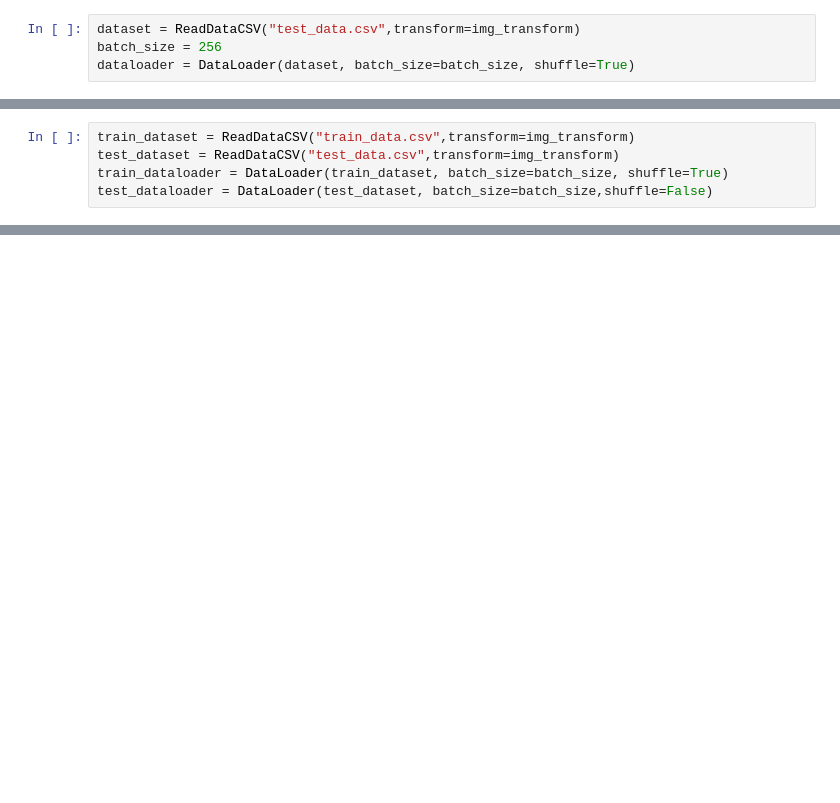
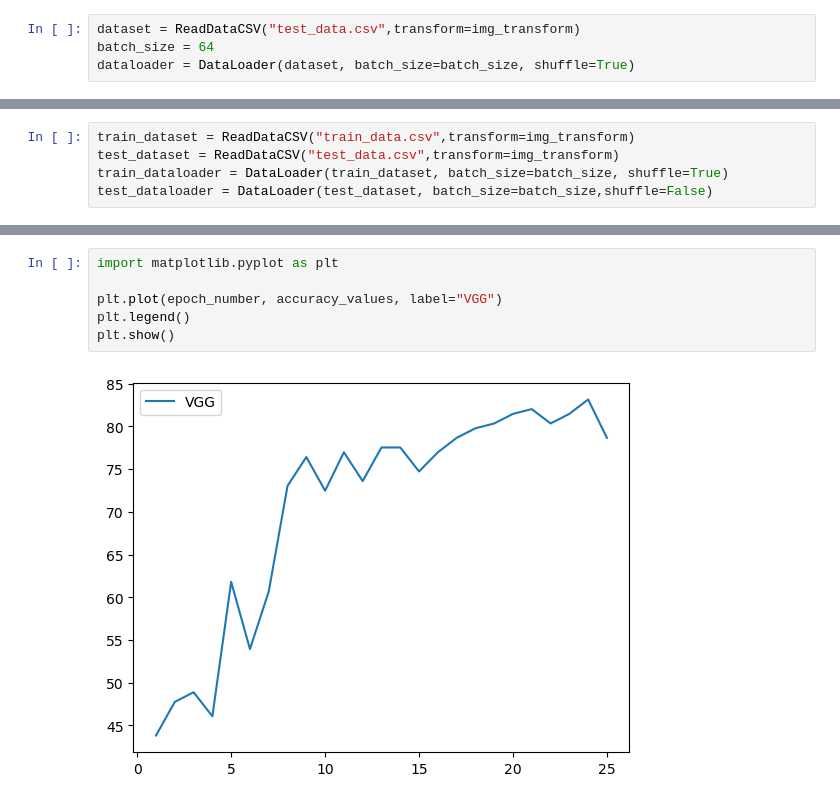
Before and after one commit to seanchung2001/Fish-Recognition, a Jupyter notebook: Code/train_cnn.ipynb, the cells around one changed output, grey strips where cells are left out. Saved outputs shown, nothing was run; the diff lists cells and outputs as text; blank space fills up the shorter version.

Commit message:
added graph generation, batch size reduced to 64

```diff
--- a/Code/train_cnn.ipynb
+++ b/Code/train_cnn.ipynb
@@ -76,7 +76,7 @@ class ReadDataCSV(Dataset):
         return img, target
 # %%
 dataset = ReadDataCSV("test_data.csv",transform=img_transform)
-batch_size = 256
+batch_size = 64
 dataloader = DataLoader(dataset, batch_size=batch_size, shuffle=True)
 # %%
 # Display an image from the training dataset to show that we are getting what we expect
@@ -147,0 +189,8 @@ torch.cuda.empty_cache()
+# %%
+import matplotlib.pyplot as plt
+
+plt.plot(epoch_number, accuracy_values, label="VGG")
+plt.legend()
+plt.show()
+# %% [output]
+[figure, added]
```
Also changed, not shown: parts of 3 cells of this notebook.
